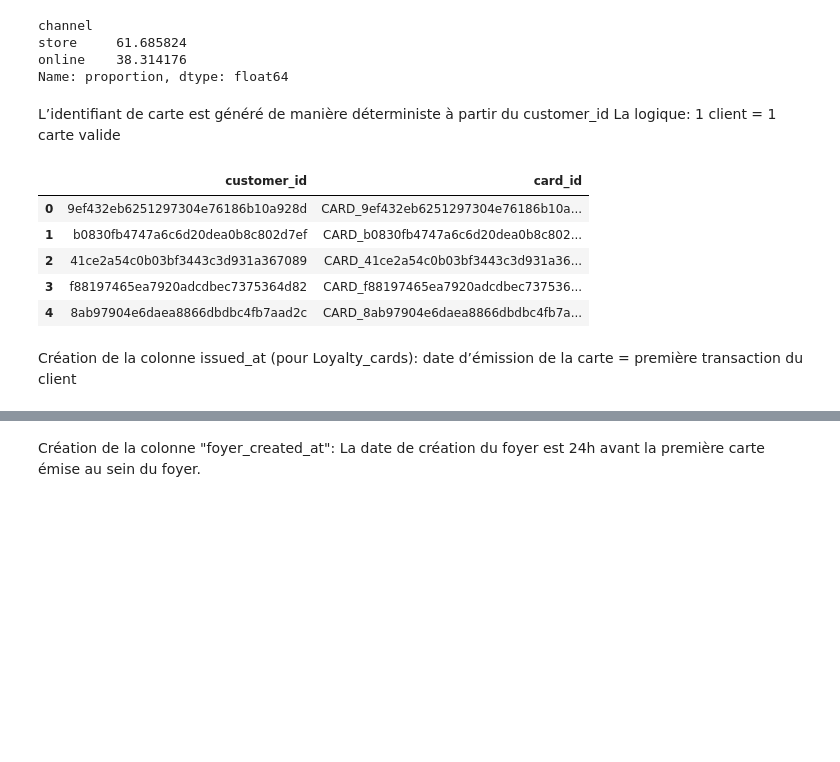
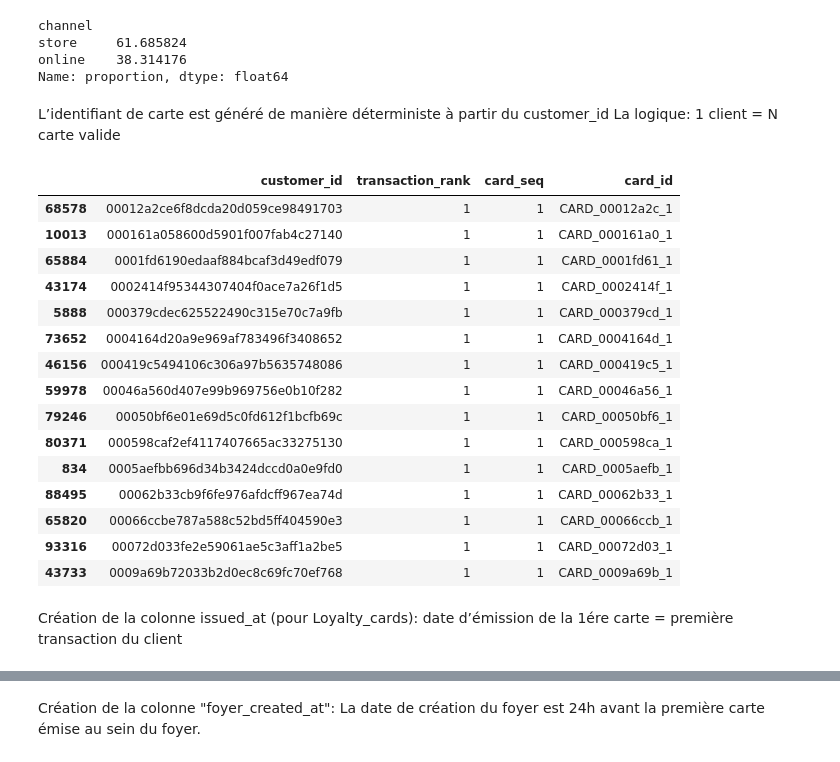
Before and after one commit to soufialazrak/projet-carrefour, a Jupyter notebook: notebooks/Data_cleaning.ipynb, the cells around one changed output, grey strips where cells are left out. Drawn from its saved outputs; the diff is of its cells as text; code cells hidden in the pictures; blank space fills up the shorter version.

```diff
--- a/notebooks/Data_cleaning.ipynb
+++ b/notebooks/Data_cleaning.ipynb
@@ -218,8 +371,12 @@ Name: count, dtype: int64
 # %% [markdown]
 Joindre transactions avec customers
 # %%
+# Jointure transactions + clients
+
 transactions_enriched = transactions_clean.merge(
-    customers_clean,
+    df,
     on="customer_id",
     how="left"
 )
+
+transactions_enriched.head()
@@ -341,5 +514,9 @@ Index(['transaction_id', 'customer_id', 'transaction_status', 'transaction_times
        'payment_types_used'],
       dtype='object')
+# %%
+transactions_enriched["transaction_timestamp"] = pd.to_datetime(
+    transactions_enriched["transaction_timestamp"]
+)
 # %% [markdown]
 Décalage temporel du Dataset
 # %%
@@ -388,5 +563,3 @@ Renommer master_customer_id → foyer_id
-# %%
-transactions_enriched = transactions_enriched.rename(columns={"master_customer_id": "foyer_id"})
 # %% [markdown]
 *** Générer la colonne "channel"***
 Règles que je veux appliquer:
@@ -430,21 +601,52 @@ Name: proportion, dtype: float64
 # %% [markdown]
 L’identifiant de carte est généré de manière déterministe à partir du customer_id
 La logique:
-1 client = 1 carte valide
+1 client = N carte valide
 # %%
-transactions_enriched["card_id"] = transactions_enriched["customer_id"].apply(lambda x: f"CARD_{x}")
+# Trier les transactions dans le temps
+transactions_enriched = transactions_enriched.sort_values(
+    ["customer_id", "transaction_timestamp"]
+)
 
-transactions_enriched[["customer_id", "card_id"]].head()
+# Numéro d'achat par client
+transactions_enriched["transaction_rank"] = (
+    transactions_enriched.groupby("customer_id").cumcount() + 1
+)
+
+# Nouvelle carte tous les 3 achats (modifiable)
+transactions_enriched["card_seq"] = (
+    (transactions_enriched["transaction_rank"] - 1) // 3 + 1
+)
+
+# Génération card_id déterministe
+transactions_enriched["card_id"] = (
+    "CARD_"
+    + transactions_enriched["customer_id"].str[:8]
+    + "_"
+    + transactions_enriched["card_seq"].astype(str)
+)
+
+transactions_enriched[["customer_id", "transaction_rank", "card_seq", "card_id"]].head(15)
 # %% [output]
-|  | customer_id | card_id |
-| 0 | 9ef432eb6251297304e76186b10a928d | CARD_9ef432eb6251297304e76186b10a... |
-| 1 | b0830fb4747a6c6d20dea0b8c802d7ef | CARD_b0830fb4747a6c6d20dea0b8c802... |
-| 2 | 41ce2a54c0b03bf3443c3d931a367089 | CARD_41ce2a54c0b03bf3443c3d931a36... |
-| 3 | f88197465ea7920adcdbec7375364d82 | CARD_f88197465ea7920adcdbec737536... |
-| 4 | 8ab97904e6daea8866dbdbc4fb7aad2c | CARD_8ab97904e6daea8866dbdbc4fb7a... |
+|  | customer_id | transaction_rank | card_seq | card_id |
+| 68578 | 00012a2ce6f8dcda20d059ce98491703 | 1 | 1 | CARD_00012a2c_1 |
+| 10013 | 000161a058600d5901f007fab4c27140 | 1 | 1 | CARD_000161a0_1 |
+| 65884 | 0001fd6190edaaf884bcaf3d49edf079 | 1 | 1 | CARD_0001fd61_1 |
+| 43174 | 0002414f95344307404f0ace7a26f1d5 | 1 | 1 | CARD_0002414f_1 |
+| 5888 | 000379cdec625522490c315e70c7a9fb | 1 | 1 | CARD_000379cd_1 |
+| 73652 | 0004164d20a9e969af783496f3408652 | 1 | 1 | CARD_0004164d_1 |
+| 46156 | 000419c5494106c306a97b5635748086 | 1 | 1 | CARD_000419c5_1 |
+| 59978 | 00046a560d407e99b969756e0b10f282 | 1 | 1 | CARD_00046a56_1 |
+| 79246 | 00050bf6e01e69d5c0fd612f1bcfb69c | 1 | 1 | CARD_00050bf6_1 |
+| 80371 | 000598caf2ef4117407665ac33275130 | 1 | 1 | CARD_000598ca_1 |
+| 834 | 0005aefbb696d34b3424dccd0a0e9fd0 | 1 | 1 | CARD_0005aefb_1 |
+| 88495 | 00062b33cb9f6fe976afdcff967ea74d | 1 | 1 | CARD_00062b33_1 |
+| 65820 | 00066ccbe787a588c52bd5ff404590e3 | 1 | 1 | CARD_00066ccb_1 |
+| 93316 | 00072d033fe2e59061ae5c3aff1a2be5 | 1 | 1 | CARD_00072d03_1 |
+| 43733 | 0009a69b72033b2d0ec8c69fc70ef768 | 1 | 1 | CARD_0009a69b_1 |
 # %% [markdown]
 Création de la colonne issued_at (pour Loyalty_cards):
-date d’émission de la carte = première transaction du client
+date d’émission de la 1ére carte = première transaction du client
 # %%
 issued_at_map = (
     transactions_enriched
```
Also changed, not shown: parts of 34 cells of this notebook, 20 other files.
